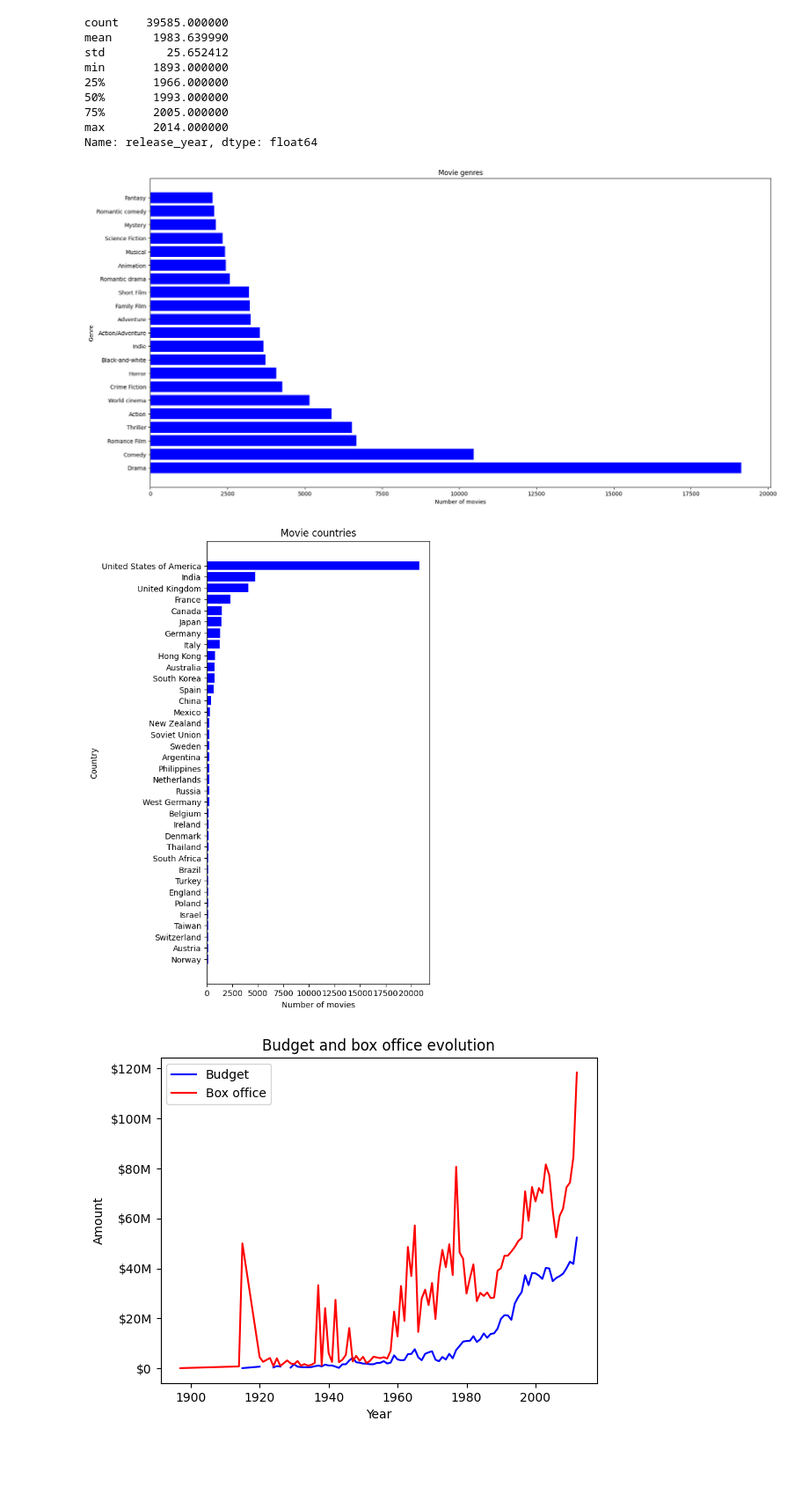
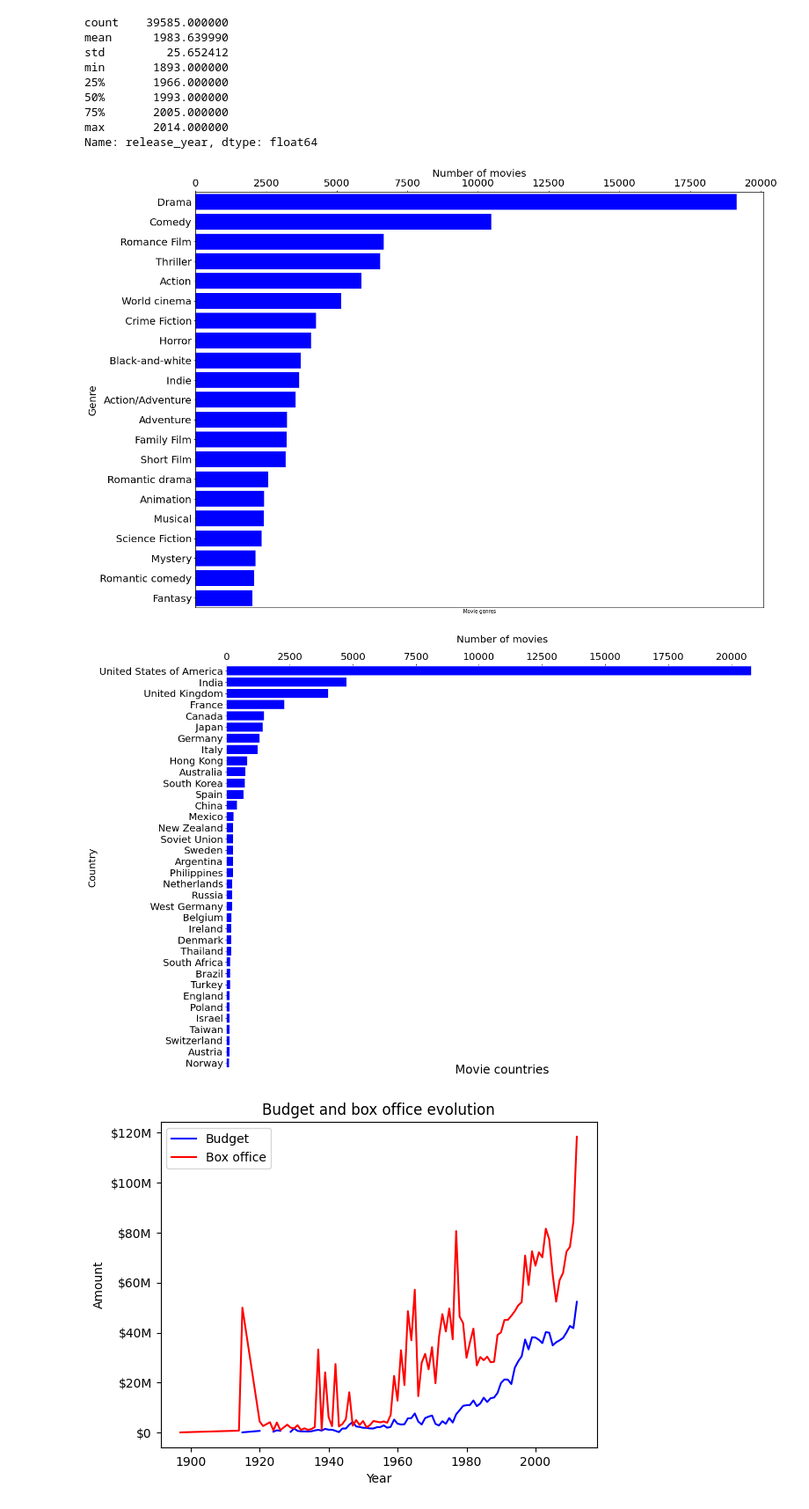
Before and after one commit to epfl-ada/ada-2022-project-r4d4r, a Jupyter notebook: main.ipynb, the cells around one changed output. Shown at 88% size. Drawn from its saved outputs; the diff is of its cells as text; code cells hidden in the pictures; blank space fills up the shorter version.

```diff
--- a/main.ipynb
+++ b/main.ipynb
@@ -55,28 +56,47 @@ Name: release_year, dtype: float64
 # %%
 
 genres = df.genres.apply(lambda film: [genre for genre in literal_eval(film)]).explode().value_counts()
-genres = genres[genres > 2000]
-fig, ax = plt.subplots(figsize=(20,10))
+genres = genres[genres > 2000].sort_values(ascending=True)
+fig, ax = plt.subplots(figsize=(20,15))
 ax.barh(genres.index, genres.values, color="blue")
 ax.set_ylabel("Genre")
 ax.set_xlabel("Number of movies")
-ax.set_title("Movie genres")
-plt.savefig("genres.png")
+plt.rc('font', size=8)
+ax.set_title("Movie genres", y = -0.02)
+plt.rc('font', size=20)
+plt.ylim([-0.5,genres.size-0.5])
+ax.spines['top'].set_visible(False)
+ax.spines['right'].set_visible(False)
+ax.spines['bottom'].set_visible(False)
+ax.spines['left'].set_visible(False)
+ax.xaxis.tick_top()
+ax.xaxis.set_label_position('top')
+plt.savefig('./img/'+"genres_in_dataset.png",bbox_inches='tight')
 plt.show()
 # %% [output]
-[figure, old version]
+[figure, new version]
 # %%
 # TODO: move x axis to the top
 countries = df.countries.apply(lambda film: [country for country in literal_eval(film)]).explode().value_counts()
 countries = countries[countries > 100].sort_values(ascending=True)
-fig, ax = plt.subplots(figsize=(5,10))
+fig, ax = plt.subplots(figsize=(20,15))
 ax.barh(countries.index, countries.values, color="blue")
 ax.set_ylabel("Country")
 ax.set_xlabel("Number of movies")
-ax.set_title("Movie countries")
+ax.xaxis.labelpad = 20
+ax.set_title("Movie countries",y=-0.02)
+plt.ylim([-0.5,countries.size-0.5])
+ax.spines['top'].set_visible(False)
+ax.spines['right'].set_visible(False)
+ax.spines['bottom'].set_visible(False)
+ax.spines['left'].set_visible(False)
+ax.xaxis.tick_top()
+plt.rc('font', size=20)
+ax.xaxis.set_label_position('top')
+plt.savefig('./img/'+"Countries_in_dataset.png",bbox_inches='tight')
 plt.show()
 # %% [output]
-[figure, old version]
+[figure, new version]
 # %%
 ## for this one we need the revenue fetch from the API
 
```
Also changed, not shown: parts of 1 cell of this notebook, 3 other files.
